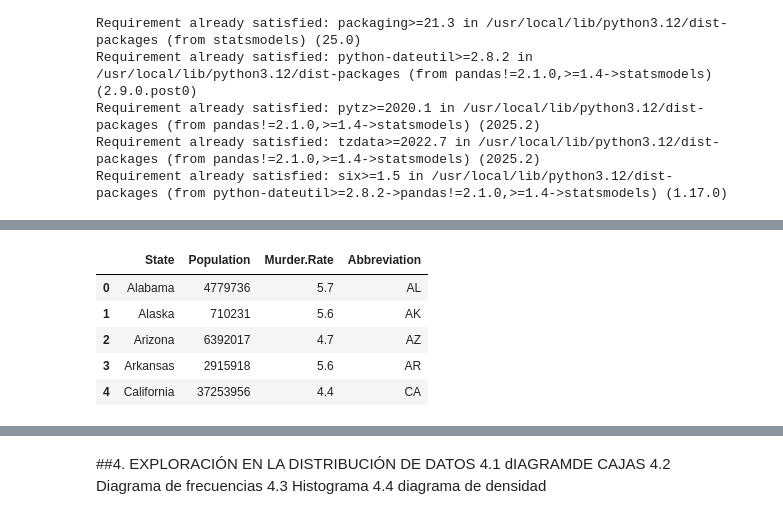
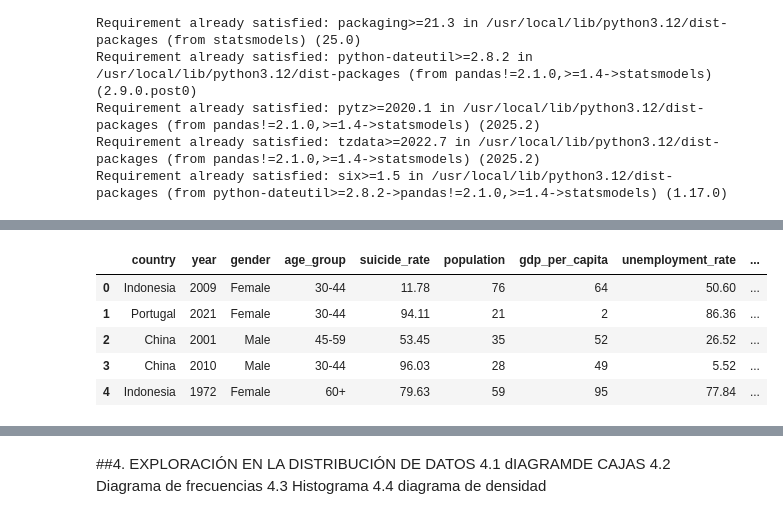
Before and after one commit to SantiagoArce7/CIENCIA_DATOS_2025, a Jupyter notebook: Clase_4_Medidad_de_tendencia_central_Variabilidad.ipynb, the cells around one changed output, grey strips where cells are left out. Cells and saved outputs as stored; diff of their text form; code cells hidden in the pictures.

```diff
--- a/Clase_4_Medidad_de_tendencia_central_Variabilidad.ipynb
+++ b/Clase_4_Medidad_de_tendencia_central_Variabilidad.ipynb
@@ -51,10 +91,10 @@ import wquantiles
 # %%
-data=pd.read_csv('/content/drive/MyDrive/state.csv')
+data=pd.read_csv('/content/drive/MyDrive/MOCK_DATA.csv')
 data.head()
 # %% [output]
-|  | State | Population | Murder.Rate | Abbreviation |
-| 0 | Alabama | 4779736 | 5.7 | AL |
-| 1 | Alaska | 710231 | 5.6 | AK |
-| 2 | Arizona | 6392017 | 4.7 | AZ |
-| 3 | Arkansas | 2915918 | 5.6 | AR |
-| 4 | California | 37253956 | 4.4 | CA |
+|  | country | year | gender | age_group | suicide_rate | population | gdp_per_capita | unemployment_rate | ... |
+| 0 | Indonesia | 2009 | Female | 30-44 | 11.78 | 76 | 64 | 50.60 | ... |
+| 1 | Portugal | 2021 | Female | 30-44 | 94.11 | 21 | 2 | 86.36 | ... |
+| 2 | China | 2001 | Male | 45-59 | 53.45 | 35 | 52 | 26.52 | ... |
+| 3 | China | 2010 | Male | 30-44 | 96.03 | 28 | 49 | 5.52 | ... |
+| 4 | Indonesia | 1972 | Female | 60+ | 79.63 | 59 | 95 | 77.84 | ... |
```
Also changed, not shown: parts of 19 cells of this notebook.
